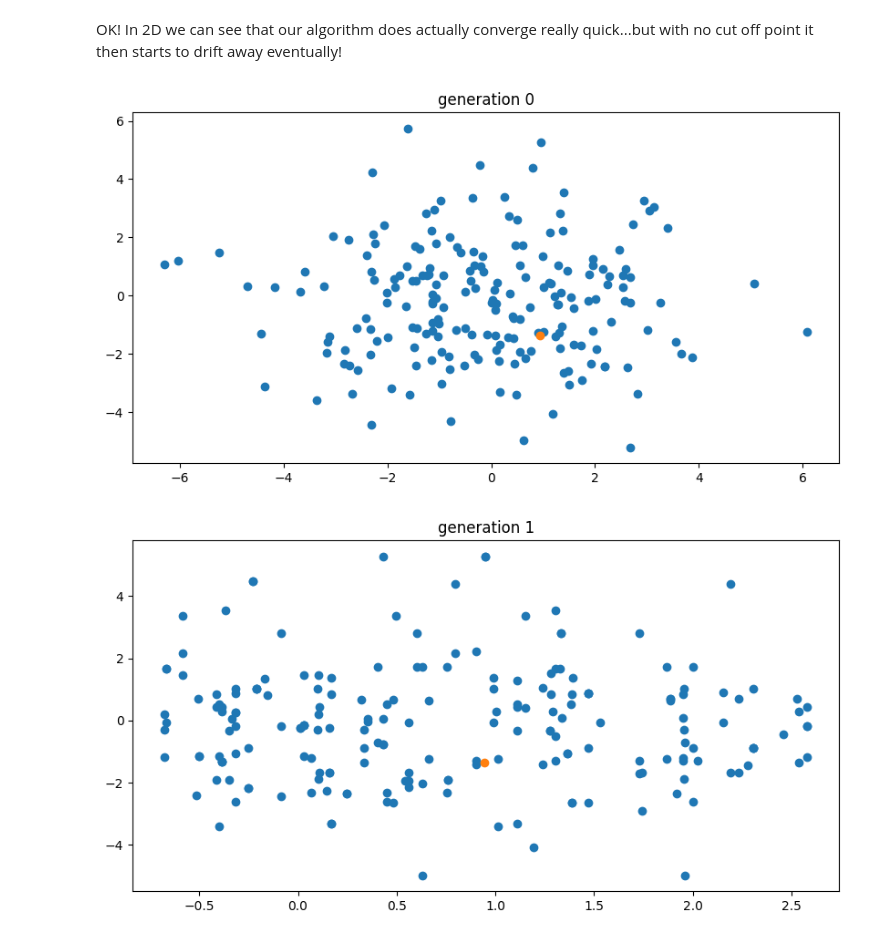
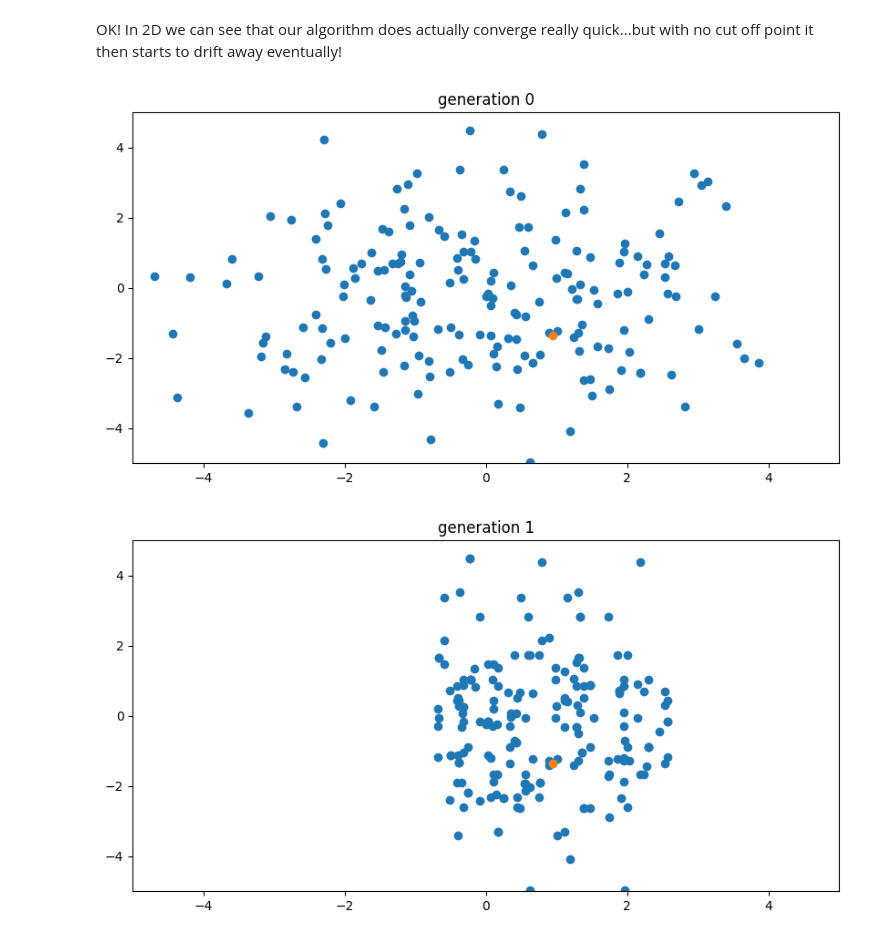
Before and after one commit to ShreyanSen/statistics_cookbook, a Jupyter notebook: misc/evolutionary_algorithms/genetic_algorithm_for_random_polynomial.ipynb, the cells around one changed output. Drawn from its saved outputs; the diff is of its cells as text; code cells hidden in the pictures.

Commit message:
genetic algos fixed mutation bug

```diff
--- a/misc/evolutionary_algorithms/genetic_algorithm_for_random_polynomial.ipynb
+++ b/misc/evolutionary_algorithms/genetic_algorithm_for_random_polynomial.ipynb
@@ -125,7 +125,7 @@ class PolyGene:
         we'll write a fairly contrived mutation / genetic perturbation function
         we'll allow a drift of between -0.01 and 0.01 using draws from a beta distribution
         """
-        self.mutations = 0.0001*np.random.beta(100,100, self.candidate_params.shape)
+        self.mutations = 0.001*(np.random.beta(100,100, self.candidate_params.shape)-0.5)
         self.candidate_params = self.candidate_params + self.mutations
 # %%
 pg = PolyGene()
@@ -223,10 +221,12 @@ OK! In 2D we can see that our algorithm does actually converge really quick...bu
 # %%
 for i in range(0,10):
 
     plt.figure(figsize=(10,5))
+    plt.xlim(-5,5)
+    plt.ylim(-5,5)
     plt.scatter(pg.params_memory[i][:,0], pg.params_memory[i][:,1])
     plt.scatter(pg.true_params[0], pg.true_params[1])
     plt.title('generation ' + str(i))
 # %% [output]
-[figure, old version]
+[figure, new version]
-[figure, old version]
+[figure, new version]
```
Also changed, not shown: parts of 7 cells of this notebook.
